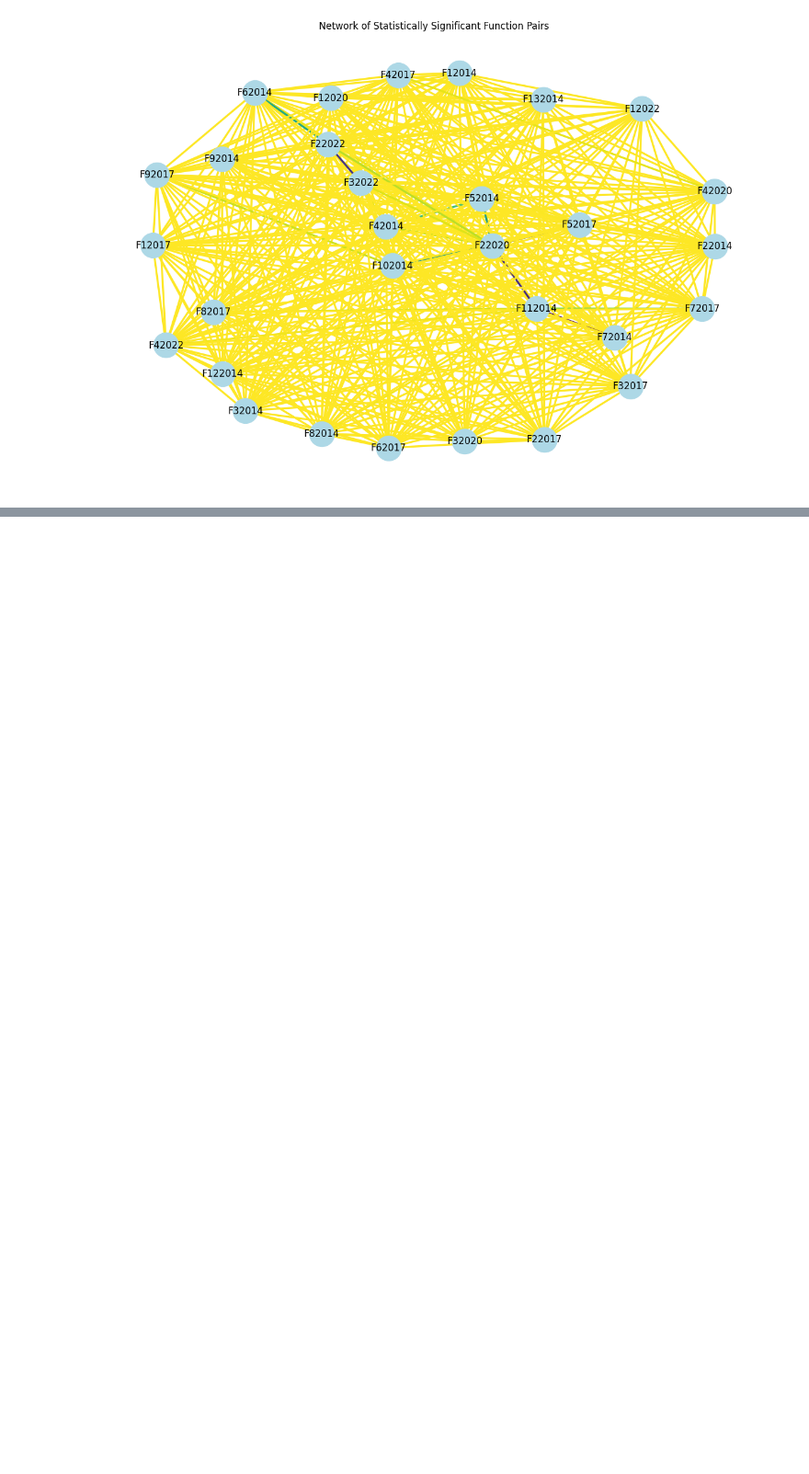
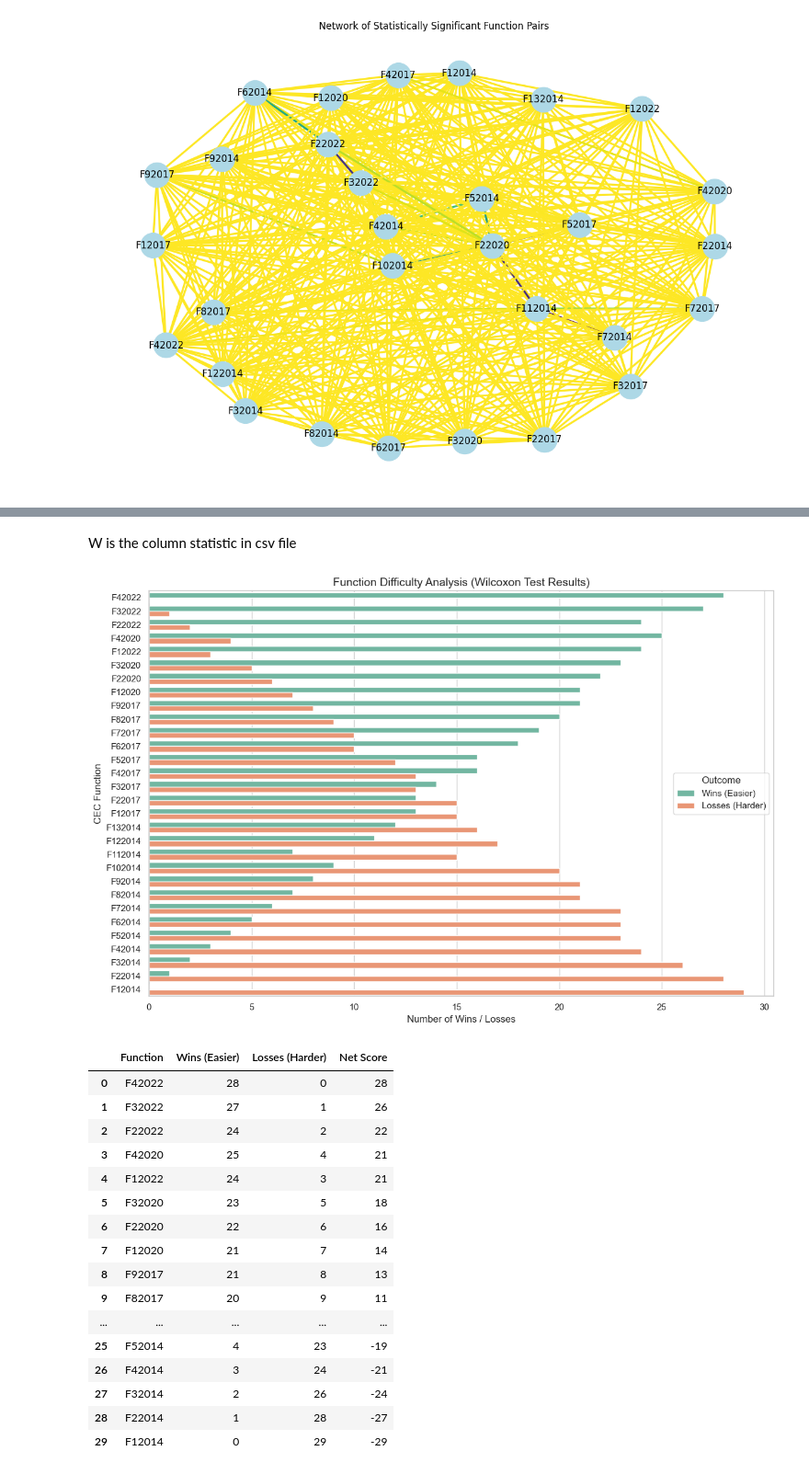
Before and after one commit to HARSHDIPSAHA/AquilaOptimiserOptimised, a Jupyter notebook: matrixEval_vs_cec/wilcoxon_result_analysed.ipynb, the cells around one changed output, grey strips where cells are left out. Shown at 92% size. Cells and saved outputs as stored; diff of their text form; code cells hidden in the pictures; blank space fills up the shorter version.

Commit message:
what is hard for MVAO using wilcoxon

```diff
--- a/matrixEval_vs_cec/wilcoxon_result_analysed.ipynb
+++ b/matrixEval_vs_cec/wilcoxon_result_analysed.ipynb
@@ -81,0 +86,52 @@ plt.show()
+# %% [markdown]
+W is the column statistic in csv file
+# %%
+significant_df = df[df['p-value'] < 0.05]
+
+win_count = significant_df['Function B'].value_counts()
+loss_count = significant_df['Function A'].value_counts()
+
+summary_df = pd.DataFrame({
+    "Wins (Easier)": win_count,
+    "Losses (Harder)": loss_count
+}).fillna(0).astype(int)
+
+summary_df["Net Score"] = summary_df["Wins (Easier)"] - summary_df["Losses (Harder)"]
+summary_df = summary_df.sort_values(by="Net Score", ascending=False)
+summary_df = summary_df.reset_index().rename(columns={"index": "Function"})
+
+plt.figure(figsize=(12, 8))
+sns.set(style="whitegrid")
+
+melted = summary_df.melt(id_vars='Function', value_vars=["Wins (Easier)", "Losses (Harder)"],
+                         var_name="Outcome", value_name="Count")
+
+sns.barplot(data=melted, x="Count", y="Function", hue="Outcome", palette="Set2")
+plt.title("Function Difficulty Analysis (Wilcoxon Test Results)", fontsize=14)
+plt.xlabel("Number of Wins / Losses")
+plt.ylabel("CEC Function")
+plt.legend(title="Outcome")
+plt.tight_layout()
+plt.show()
+
+from IPython.display import display
+display(summary_df.style.background_gradient(cmap='RdYlGn'))
+# %% [output]
+[figure, added]
+|  | Function | Wins (Easier) | Losses (Harder) | Net Score |
+| 0 | F42022 | 28 | 0 | 28 |
+| 1 | F32022 | 27 | 1 | 26 |
+| 2 | F22022 | 24 | 2 | 22 |
+| 3 | F42020 | 25 | 4 | 21 |
+| 4 | F12022 | 24 | 3 | 21 |
+| 5 | F32020 | 23 | 5 | 18 |
+| 6 | F22020 | 22 | 6 | 16 |
+| 7 | F12020 | 21 | 7 | 14 |
+| 8 | F92017 | 21 | 8 | 13 |
+| 9 | F82017 | 20 | 9 | 11 |
+| ... | ... | ... | ... | ... |
+| 25 | F52014 | 4 | 23 | -19 |
+| 26 | F42014 | 3 | 24 | -21 |
+| 27 | F32014 | 2 | 26 | -24 |
+| 28 | F22014 | 1 | 28 | -27 |
+| 29 | F12014 | 0 | 29 | -29 |
```
Also changed, not shown: parts of 2 cells of this notebook.
